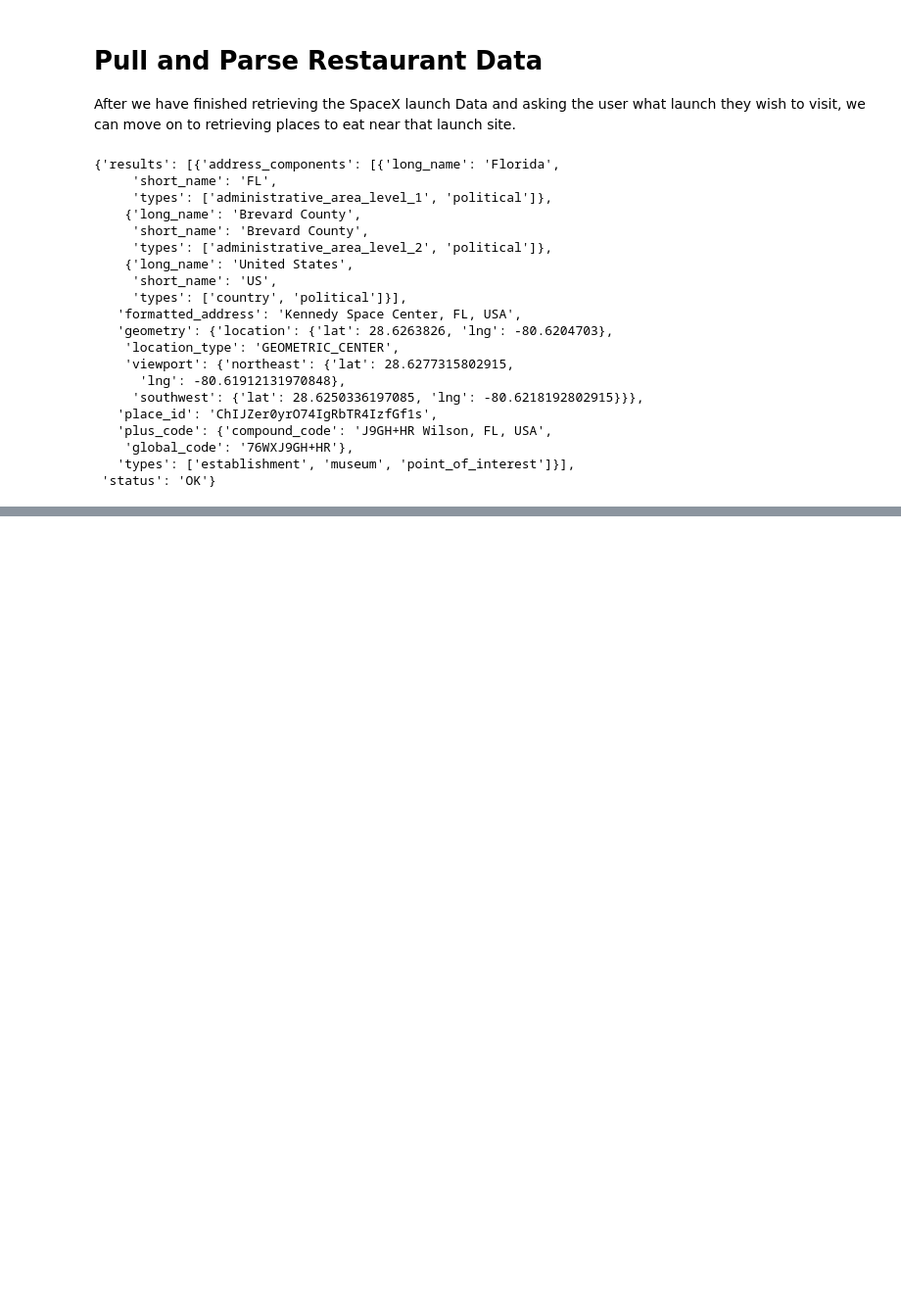
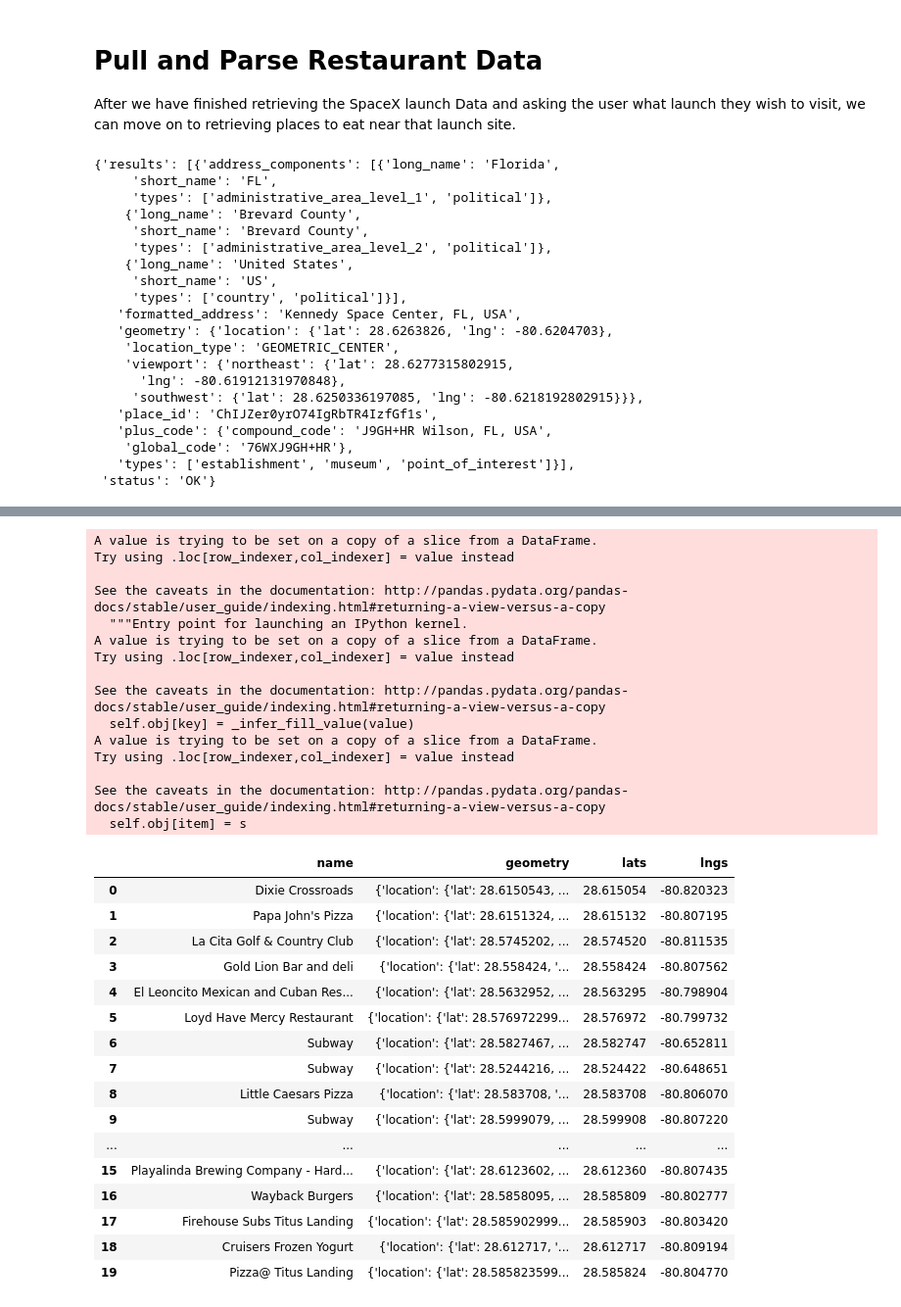
Before and after one commit to faradical/Data-Study-Hall, a Jupyter notebook: Python APIs/Space-Lunch/Space-Lunch.ipynb, the cells around one changed output, grey strips where cells are left out. Shown at 98% size. Drawn from its saved outputs; the diff is of its cells as text; code cells hidden in the pictures; blank space fills up the shorter version.

```diff
--- a/Python APIs/Space-Lunch/Space-Lunch.ipynb
+++ b/Python APIs/Space-Lunch/Space-Lunch.ipynb
@@ -185,9 +192,8 @@ resp
 # %%
 # google maps restaurant API call
-url = "https://maps.googleapis.com/maps/api/place/nearbysearch/json"
-params_dict = {
-    "location": f'{lat}, {lng}',
-    "rankby": "distance",
-    "type": "restaurant",
-    "key": gkey
-}
+url = f"https://maps.googleapis.com/maps/api/place/nearbysearch/json?location={lat}%2C{lng}&radius=20000&type=restaurant&key={gkey}"
+
+resp = requests.get(url).json()
+food_df = pd.DataFrame(resp['results'])
+list(food_df.columns).index('name') # A way to find the index numbers of a column key
+food_df
@@ -204,0 +240,4 @@ https://www.google.com/maps/@28.6263826,-80.6204703,4000m/data=!3m1!1e3
+# %%
+# Building our DataFrame using the columns keys
+restaurants_df = food_df[['name','geometry']]
+restaurants_df
@@ -204,0 +262,11 @@ https://www.google.com/maps/@28.6263826,-80.6204703,4000m/data=!3m1!1e3
+# %%
+lats = []
+lngs = []
+# coords = []
+for row in restaurants_df['geometry']:
+    lats.append(row['location']['lat'])
+    lngs.append(row['location']['lng'])
+
+print(lats)
+print()
+print(lngs)
@@ -204,0 +277,37 @@ https://www.google.com/maps/@28.6263826,-80.6204703,4000m/data=!3m1!1e3
+# %%
+restaurants_df['lats'] = lats
+restaurants_df.loc[:, 'lngs'] = lngs
+restaurants_df
+# %% [output]
+A value is trying to be set on a copy of a slice from a DataFrame.
+Try using .loc[row_indexer,col_indexer] = value instead
+
+See the caveats in the documentation: http://pandas.pydata.org/pandas-docs/stable/user_guide/indexing.html#returning-a-view-versus-a-copy
+  """Entry point for launching an IPython kernel.
+A value is trying to be set on a copy of a slice from a DataFrame.
+Try using .loc[row_indexer,col_indexer] = value instead
+
+See the caveats in the documentation: http://pandas.pydata.org/pandas-docs/stable/user_guide/indexing.html#returning-a-view-versus-a-copy
+  self.obj[key] = _infer_fill_value(value)
+A value is trying to be set on a copy of a slice from a DataFrame.
+Try using .loc[row_indexer,col_indexer] = value instead
+
+See the caveats in the documentation: http://pandas.pydata.org/pandas-docs/stable/user_guide/indexing.html#returning-a-view-versus-a-copy
+  self.obj[item] = s
+|  | name | geometry | lats | lngs |
+| 0 | Dixie Crossroads | {'location': {'lat': 28.6150543, ... | 28.615054 | -80.820323 |
+| 1 | Papa John's Pizza | {'location': {'lat': 28.6151324, ... | 28.615132 | -80.807195 |
+| 2 | La Cita Golf & Country Club | {'location': {'lat': 28.5745202, ... | 28.574520 | -80.811535 |
+| 3 | Gold Lion Bar and deli | {'location': {'lat': 28.558424, '... | 28.558424 | -80.807562 |
+| 4 | El Leoncito Mexican and Cuban Res... | {'location': {'lat': 28.5632952, ... | 28.563295 | -80.798904 |
+| 5 | Loyd Have Mercy Restaurant | {'location': {'lat': 28.576972299... | 28.576972 | -80.799732 |
+| 6 | Subway | {'location': {'lat': 28.5827467, ... | 28.582747 | -80.652811 |
+| 7 | Subway | {'location': {'lat': 28.5244216, ... | 28.524422 | -80.648651 |
+| 8 | Little Caesars Pizza | {'location': {'lat': 28.583708, '... | 28.583708 | -80.806070 |
+| 9 | Subway | {'location': {'lat': 28.5999079, ... | 28.599908 | -80.807220 |
+| ... | ... | ... | ... | ... |
+| 15 | Playalinda Brewing Company - Hard... | {'location': {'lat': 28.6123602, ... | 28.612360 | -80.807435 |
+| 16 | Wayback Burgers | {'location': {'lat': 28.5858095, ... | 28.585809 | -80.802777 |
+| 17 | Firehouse Subs Titus Landing | {'location': {'lat': 28.585902999... | 28.585903 | -80.803420 |
+| 18 | Cruisers Frozen Yogurt | {'location': {'lat': 28.612717, '... | 28.612717 | -80.809194 |
+| 19 | Pizza@ Titus Landing | {'location': {'lat': 28.585823599... | 28.585824 | -80.804770 |
```
Also changed, not shown: parts of 14 cells of this notebook.
